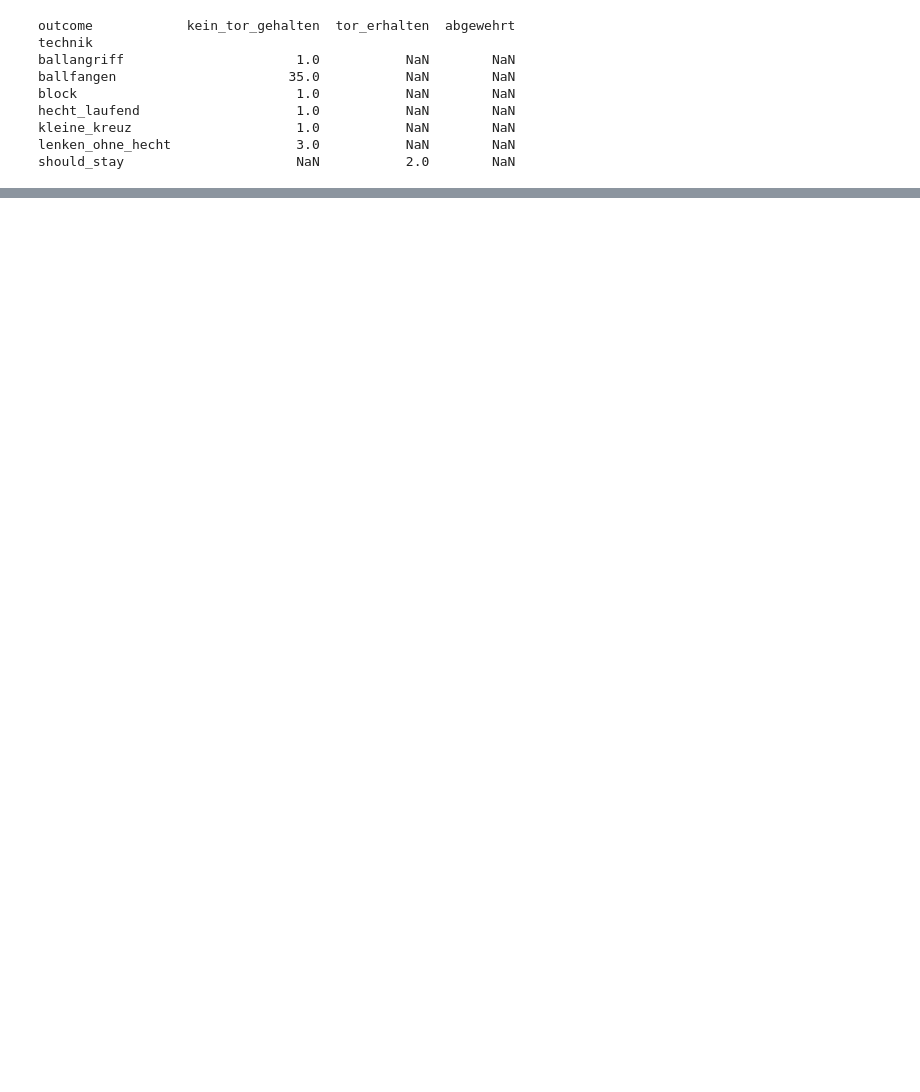
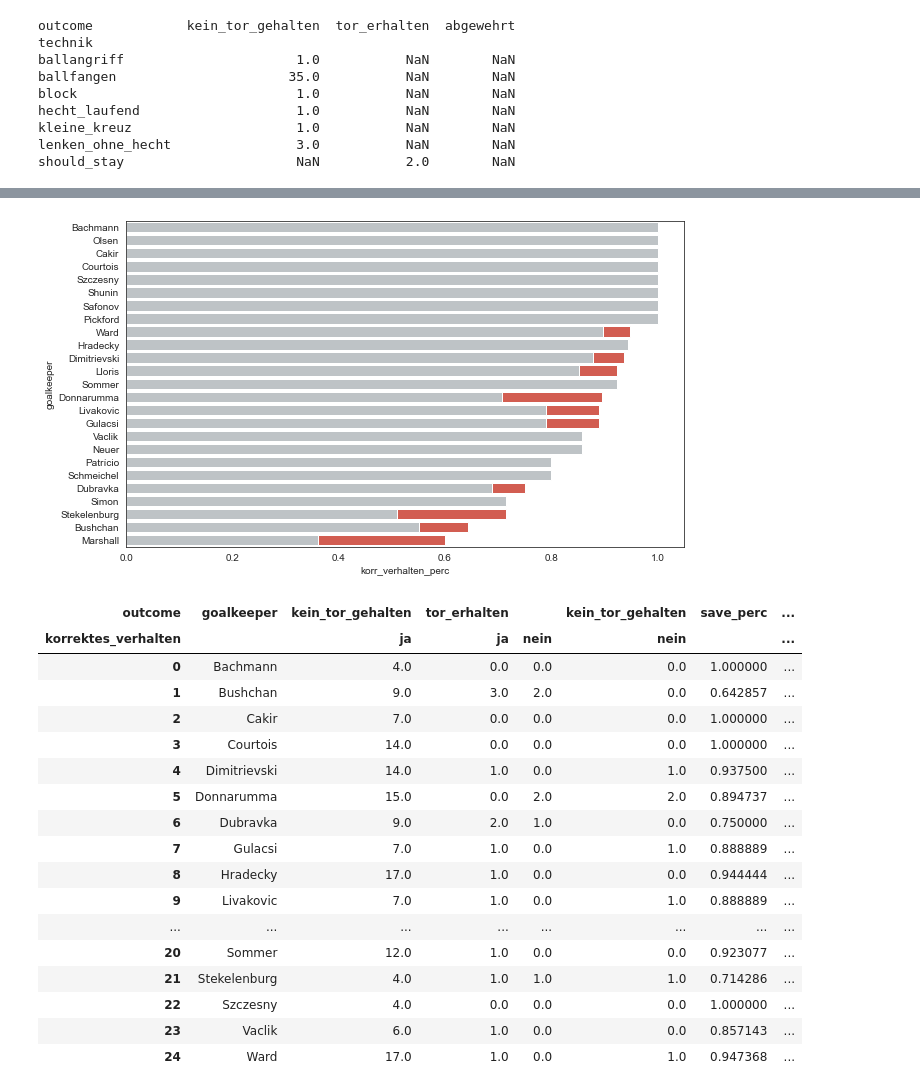
Before and after one commit to keepertrainer78698/youth-base, a Jupyter notebook: goalkeeping/euro2020/sfv-analysis.ipynb, the cells around one changed output, grey strips where cells are left out. Saved outputs shown, nothing was run; the diff lists cells and outputs as text; code cells hidden in the pictures; blank space fills up the shorter version.

```diff
--- a/goalkeeping/euro2020/sfv-analysis.ipynb
+++ b/goalkeeping/euro2020/sfv-analysis.ipynb
@@ -370,12 +387,12 @@ plt.show()
 # %% [output]
 [figure]
 # %%
-gk_hoherball = df[['spielcode', 'team', 'spielsituation', 'verhalten', 'outcome', 'ist_tor']]
+gk_hoherball = df[['spielcode', 'goalkeeper', 'spielsituation', 'verhalten', 'outcome', 'ist_tor', 'korrektes_verhalten']]
 gk_hoherball = gk_hoherball[gk_hoherball.spielsituation == 'hoher_ball']
-gk_hoherball['outcome'] = gk_hoherball.outcome.apply(lambda x: 1 if x == 'kein_tor_gehalten' else 0 if x == 'tor_erhalten' else np.nan)
+gk_hoherball['outcome'] = gk_hoherball.outcome.apply(lambda x: x if x == 'kein_tor_gehalten' else x if x == 'tor_erhalten' else np.nan)
 gk_hoherball.dropna(subset=['outcome'], inplace=True)
-gk_aktionen = gk_hoherball.groupby('team').agg({'spielcode': 'count'}).rename(columns={'spielcode': 'aktionen_hoherball'}).reset_index()
-gk_verhalten = gk_hoherball.groupby(['team', 'verhalten']).agg({'verhalten': 'count', 'outcome': 'sum'}).rename(columns={'verhalten': 'total_verhalten', 'outcome': 'total_saves'}).reset_index()
+gk_aktionen = gk_hoherball.groupby('goalkeeper').agg({'spielcode': 'count'}).rename(columns={'spielcode': 'aktionen_hoherball'}).reset_index()
+gk_verhalten = gk_hoherball.groupby(['goalkeeper', 'verhalten']).agg({'verhalten': 'count', 'outcome': 'sum'}).rename(columns={'verhalten': 'total_verhalten', 'outcome': 'total_saves'}).reset_index()
 group_hoherball = pd.merge(gk_verhalten, gk_aktionen)
 
 group_hoherball['verhalten_pro_aktion'] = group_hoherball.total_verhalten / group_hoherball.aktionen_hoherball
@@ -494,0 +519,36 @@ outcome    goalkeeper korrektes_verhalten  kein_tor_gehalten  tor_erhalten  \
+# %%
+group_saves_hb = gk_hoherball.groupby(['goalkeeper', 'outcome', 'korrektes_verhalten']).agg({'outcome': 'count'}).rename(columns={'outcome': 'anzahl_aktionen'}).reset_index()
+pivot_save_hb = group_saves_hb.pivot(index='goalkeeper', columns=['outcome', 'korrektes_verhalten'], values='anzahl_aktionen').reset_index()
+pivot_save_hb = pivot_save_hb.fillna(0)
+pivot_save_hb['save_perc'] = (pivot_save_hb.iloc[:, [1, 4]].sum(axis=1) / pivot_save_hb.iloc[:, 1:5].sum(axis=1))
+pivot_save_hb['korr_verhalten_perc'] = (pivot_save_hb.iloc[:, 1:3].sum(axis=1) / pivot_save_hb.iloc[:, 1:5].sum(axis=1)) * pivot_save_hb.save_perc
+#pivot_save_hb.drop(pivot_save_hb.columns[1:5], axis=1, inplace=True)
+
+fig = plt.figure(figsize=(10,6))
+
+s1 = sns.barplot(x='save_perc', y='goalkeeper', data=pivot_save_hb, orient='h', color='#E74C3C', order=pivot_save_hb.sort_values('save_perc', ascending=False).goalkeeper)
+s2 = sns.barplot(x='korr_verhalten_perc', y='goalkeeper', data=pivot_save_hb, orient='h', color='#BDC3C7', order=pivot_save_hb.sort_values('save_perc', ascending=False).goalkeeper)
+
+plt.show()
+
+pivot_save_hb
+# %% [output]
+[figure, added]
+| outcome | goalkeeper | kein_tor_gehalten | tor_erhalten |  | kein_tor_gehalten | save_perc | ... |
+| korrektes_verhalten |  | ja | ja | nein | nein |  | ... |
+| 0 | Bachmann | 4.0 | 0.0 | 0.0 | 0.0 | 1.000000 | ... |
+| 1 | Bushchan | 9.0 | 3.0 | 2.0 | 0.0 | 0.642857 | ... |
+| 2 | Cakir | 7.0 | 0.0 | 0.0 | 0.0 | 1.000000 | ... |
+| 3 | Courtois | 14.0 | 0.0 | 0.0 | 0.0 | 1.000000 | ... |
+| 4 | Dimitrievski | 14.0 | 1.0 | 0.0 | 1.0 | 0.937500 | ... |
+| 5 | Donnarumma | 15.0 | 0.0 | 2.0 | 2.0 | 0.894737 | ... |
+| 6 | Dubravka | 9.0 | 2.0 | 1.0 | 0.0 | 0.750000 | ... |
+| 7 | Gulacsi | 7.0 | 1.0 | 0.0 | 1.0 | 0.888889 | ... |
+| 8 | Hradecky | 17.0 | 1.0 | 0.0 | 0.0 | 0.944444 | ... |
+| 9 | Livakovic | 7.0 | 1.0 | 0.0 | 1.0 | 0.888889 | ... |
+| ... | ... | ... | ... | ... | ... | ... | ... |
+| 20 | Sommer | 12.0 | 1.0 | 0.0 | 0.0 | 0.923077 | ... |
+| 21 | Stekelenburg | 4.0 | 1.0 | 1.0 | 1.0 | 0.714286 | ... |
+| 22 | Szczesny | 4.0 | 0.0 | 0.0 | 0.0 | 1.000000 | ... |
+| 23 | Vaclik | 6.0 | 1.0 | 0.0 | 0.0 | 0.857143 | ... |
+| 24 | Ward | 17.0 | 1.0 | 0.0 | 1.0 | 0.947368 | ... |
```
Also changed, not shown: parts of 11 cells of this notebook.
